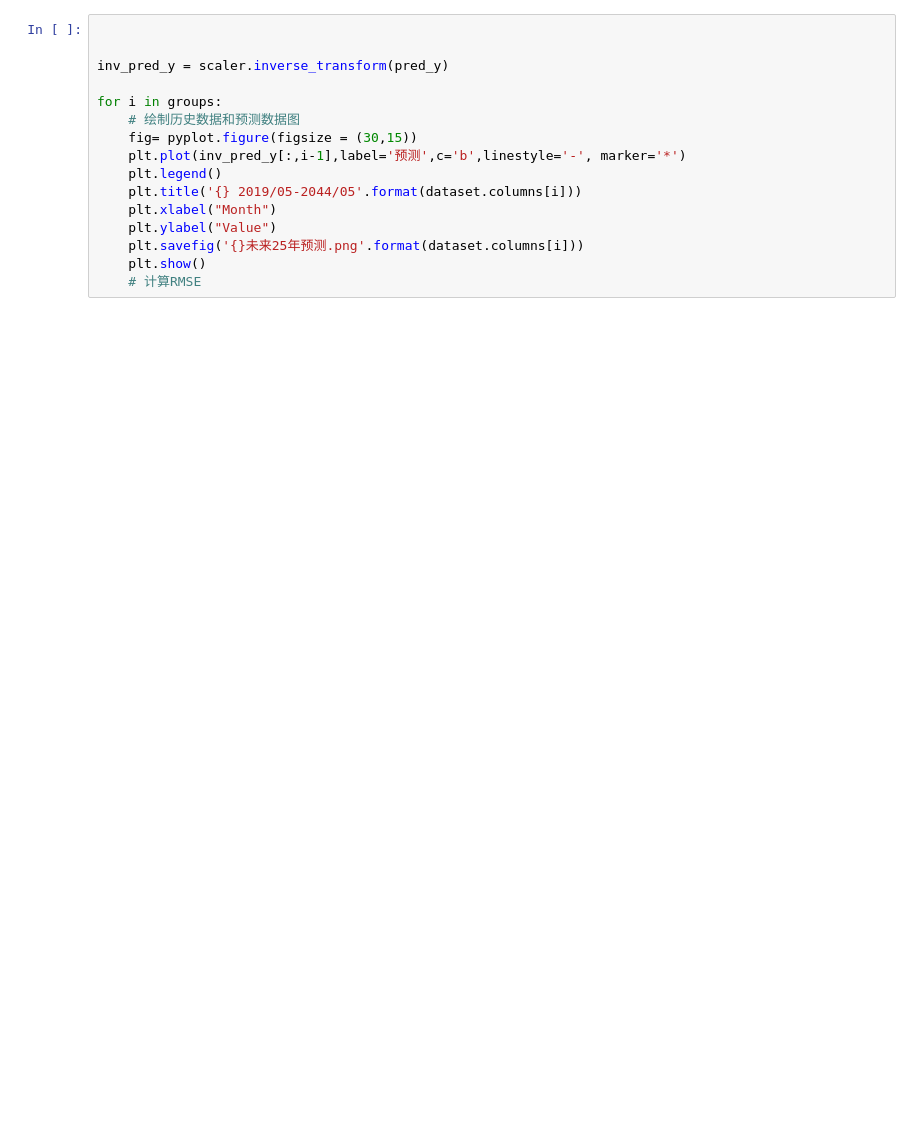
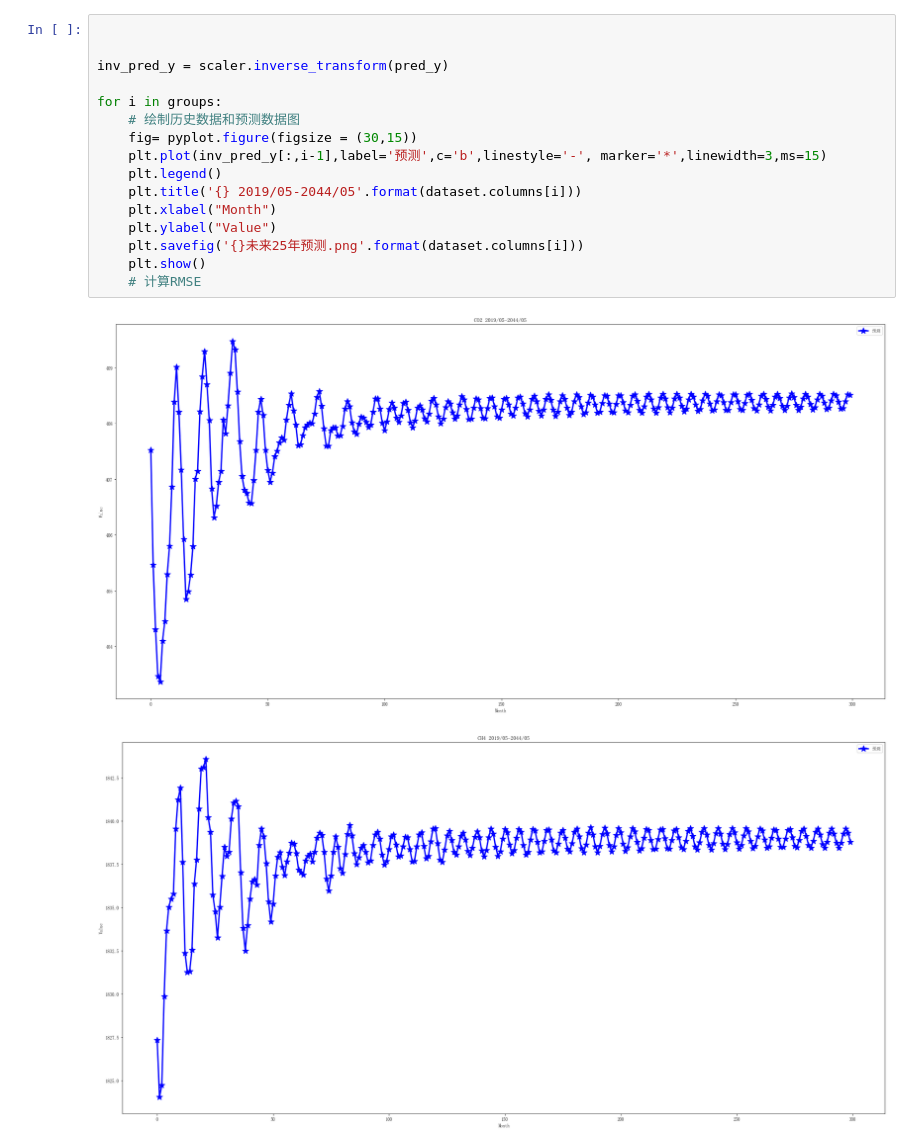
Before and after one commit to WPKENAN/shumo, a Jupyter notebook: pro2/多周期.ipynb, the cells around one changed output. Drawn from its saved outputs; the diff is of its cells as text; blank space fills up the shorter version.

```diff
--- a/pro2/多周期.ipynb
+++ b/pro2/多周期.ipynb
@@ -312,16 +321,19 @@ ValueError: cannot reshape array of size 354 into shape (1,1,432)
 # %%
 
 
 inv_pred_y = scaler.inverse_transform(pred_y)
 
 for i in groups:
     # 绘制历史数据和预测数据图
     fig= pyplot.figure(figsize = (30,15))
-    plt.plot(inv_pred_y[:,i-1],label='预测',c='b',linestyle='-', marker='*')
+    plt.plot(inv_pred_y[:,i-1],label='预测',c='b',linestyle='-', marker='*',linewidth=3,ms=15)
     plt.legend()
     plt.title('{} 2019/05-2044/05'.format(dataset.columns[i]))
     plt.xlabel("Month")
     plt.ylabel("Value")
     plt.savefig('{}未来25年预测.png'.format(dataset.columns[i]))
     plt.show()
     # 计算RMSE
+# %% [output]
+[figure, added]
+[figure, added]
```
Also changed, not shown: parts of 8 cells of this notebook, 14 other files.
